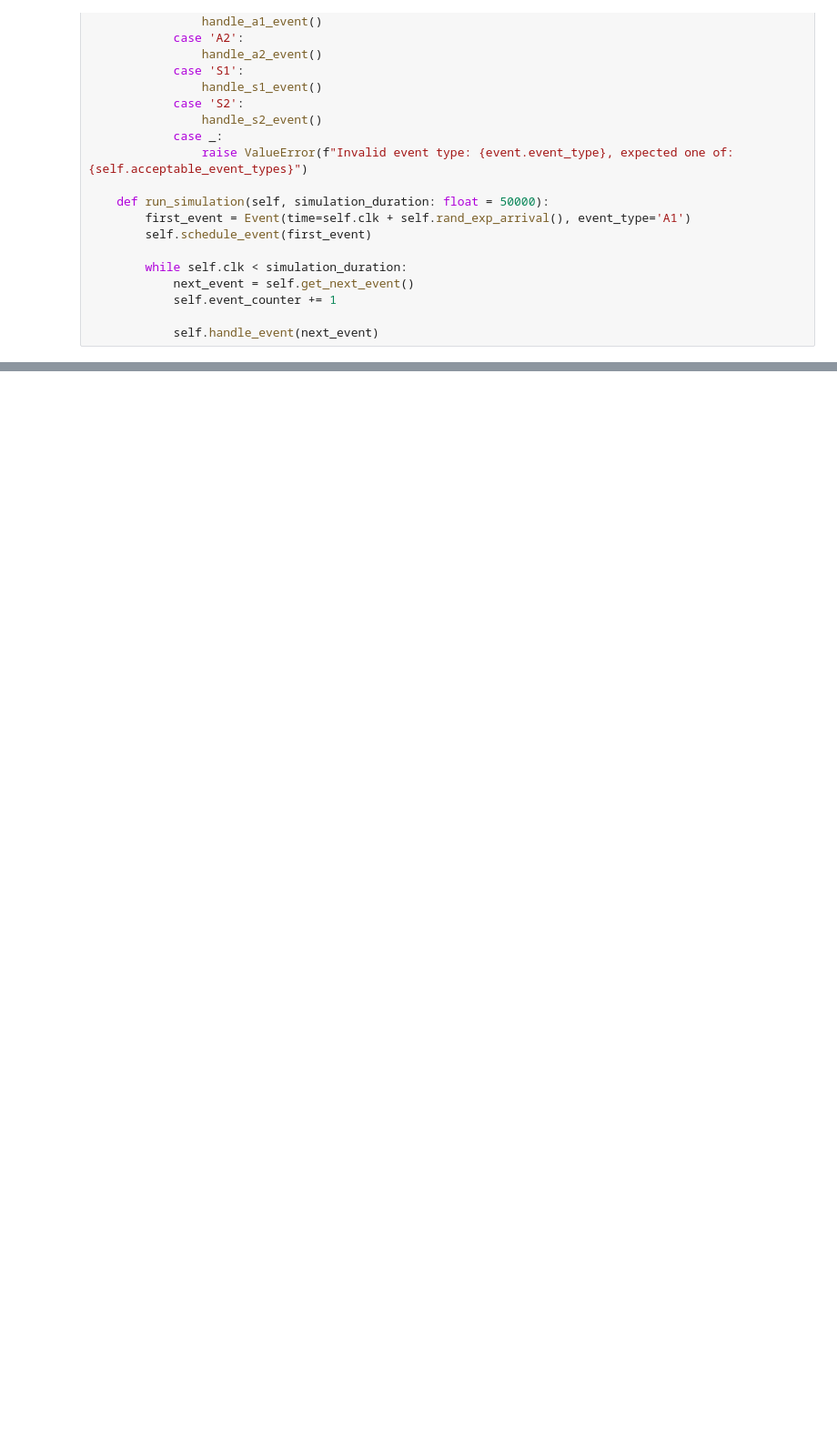
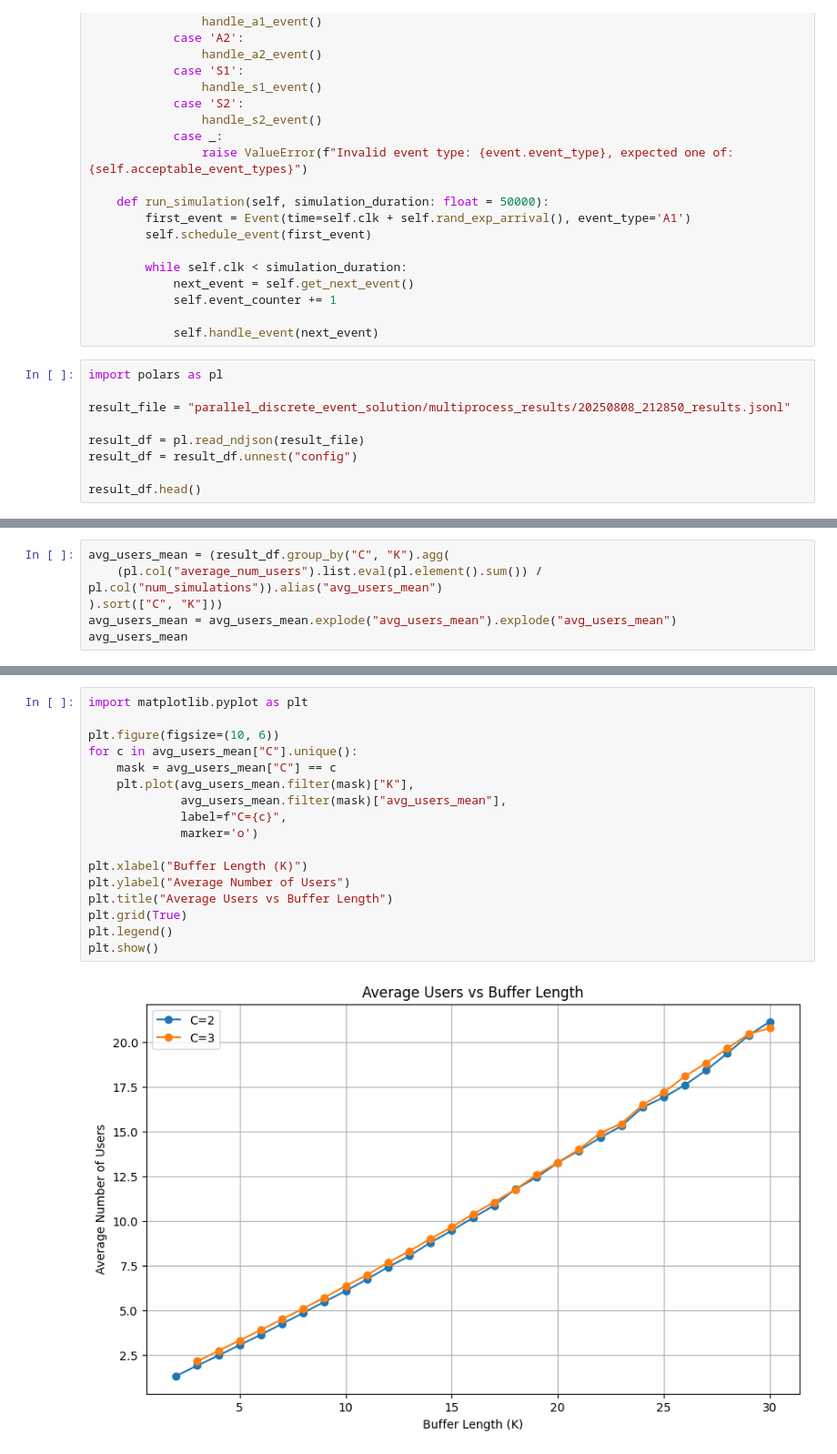
Before and after one commit to hainamt/simulate_queueing_system, a Jupyter notebook: test.ipynb, the cells around one changed output, grey strips where cells are left out. Shown at 91% size. Cells and saved outputs as stored; diff of their text form; blank space fills up the shorter version.

```diff
--- a/test.ipynb
+++ b/test.ipynb
@@ -315,3 +303,12 @@ class QueueSimulator:
             self.event_counter += 1
 
             self.handle_event(next_event)
+# %%
+import polars as pl
+
+result_file = "parallel_discrete_event_solution/multiprocess_results/20250808_212850_results.jsonl"
+
+result_df = pl.read_ndjson(result_file)
+result_df = result_df.unnest("config")
+
+result_df.head()
@@ -317,0 +324,6 @@ class QueueSimulator:
+# %%
+avg_users_mean = (result_df.group_by("C", "K").agg(
+    (pl.col("average_num_users").list.eval(pl.element().sum()) / pl.col("num_simulations")).alias("avg_users_mean")
+).sort(["C", "K"]))
+avg_users_mean = avg_users_mean.explode("avg_users_mean").explode("avg_users_mean")
+avg_users_mean
@@ -317,0 +366,19 @@ class QueueSimulator:
+# %%
+import matplotlib.pyplot as plt
+
+plt.figure(figsize=(10, 6))
+for c in avg_users_mean["C"].unique():
+    mask = avg_users_mean["C"] == c
+    plt.plot(avg_users_mean.filter(mask)["K"],
+             avg_users_mean.filter(mask)["avg_users_mean"],
+             label=f"C={c}",
+             marker='o')
+
+plt.xlabel("Buffer Length (K)")
+plt.ylabel("Average Number of Users")
+plt.title("Average Users vs Buffer Length")
+plt.grid(True)
+plt.legend()
+plt.show()
+# %% [output]
+[figure, added]
```
Also changed, not shown: parts of 8 cells of this notebook, 14 other files.
